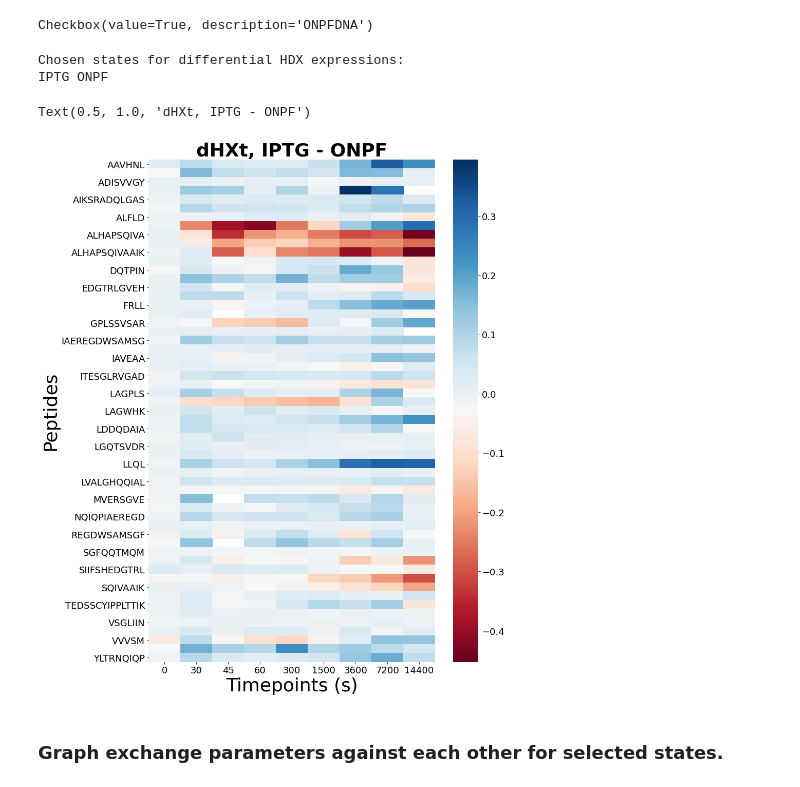
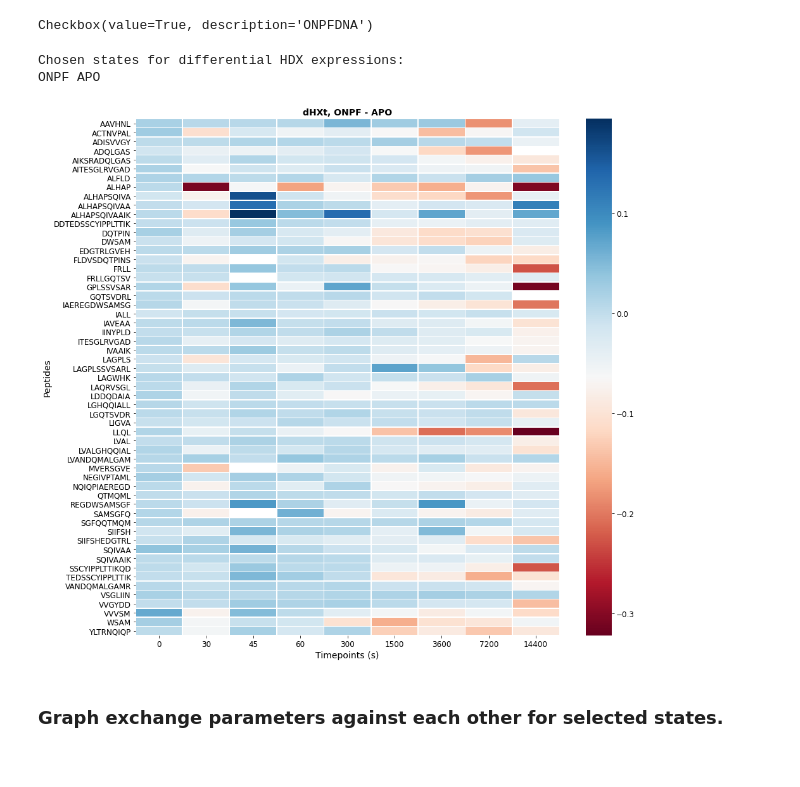
Before and after one commit to anumazam/LacI_HDX, a Jupyter notebook: 20210530_clustering.ipynb, the cells around one changed output. Cells and saved outputs as stored; diff of their text form; code cells hidden in the pictures.

Commit message:
dHXt heatmap

```diff
--- a/20210530_clustering.ipynb
+++ b/20210530_clustering.ipynb
@@ -306,39 +306,55 @@ for peptide in peptide_exchange_dict:
     dDt_tps_dict[peptide] = dDt_tps
 
 # generating lists for heatmap
 heatmap_timepoints = timepoints * 57
 
 heatmap_peptides = []
 for peptide in all_peptides:
     temp_peptides = []
     temp_peptides.append(peptide)
     temp_peptides = temp_peptides * 9
     heatmap_peptides.append(temp_peptides)
     flat_list = []
     for sublist in heatmap_peptides:
         for item in sublist:
             flat_list.append(item)
     heatmap_peptides_flat = []
     for sublist in flat_list:
         for item in sublist:
             heatmap_peptides_flat.append(item)
 
 heatmap_values = []
 for dDt_tp in dDt_tps_dict.values():
     for tp in dDt_tp:
         heatmap_values.append(tp)
 
 heatmap_df = pd.DataFrame({'Timepoints (s)': heatmap_timepoints, 'Peptides': heatmap_peptides_flat,
                            'Sensitivity': heatmap_values })
 # plot it
-df_wide = heatmap_df.pivot_table( index='Peptides', columns='Timepoints (s)', values='Sensitivity' )
-plt = sns.heatmap( df_wide, cmap="RdBu" )
-plt.set_title('dHXt, ' + found_states[0] + ' - ' + found_states[1])
+
+font = {'family' : 'Arial',
+        'weight' : 'normal',
+        'size'   : 14
+       }
+axes = {'titlesize' : 14,
+        'titleweight' : 'bold',
+        'labelsize' : 14
+       }
+
+plt.rc('font', **font)
+plt.rc('axes', **axes)
+
+plt.rcParams['figure.figsize'] = (15, 15)
+plt.rcParams['font.size'] = 12
+plt.rcParams['font.family'] = 'DejaVu Sans'
+df_wide=heatmap_df.pivot_table( index='Peptides', columns='Timepoints (s)', values='Sensitivity' )
+p2=sns.heatmap( df_wide, cmap="RdBu", linewidths=.5)
+p2.set_title('dHXt, ' + found_states[0] + ' - ' + found_states[1])
+plt.show()
 # %% [output]
 Chosen states for differential HDX expressions:
-IPTG ONPF
+ONPF APO
-Text(0.5, 1.0, 'dHXt, IPTG - ONPF')
-[figure, old version]
+[figure, new version]
 # %% [markdown]
 ### Graph exchange parameters against each other for selected states.
 # %%
```
